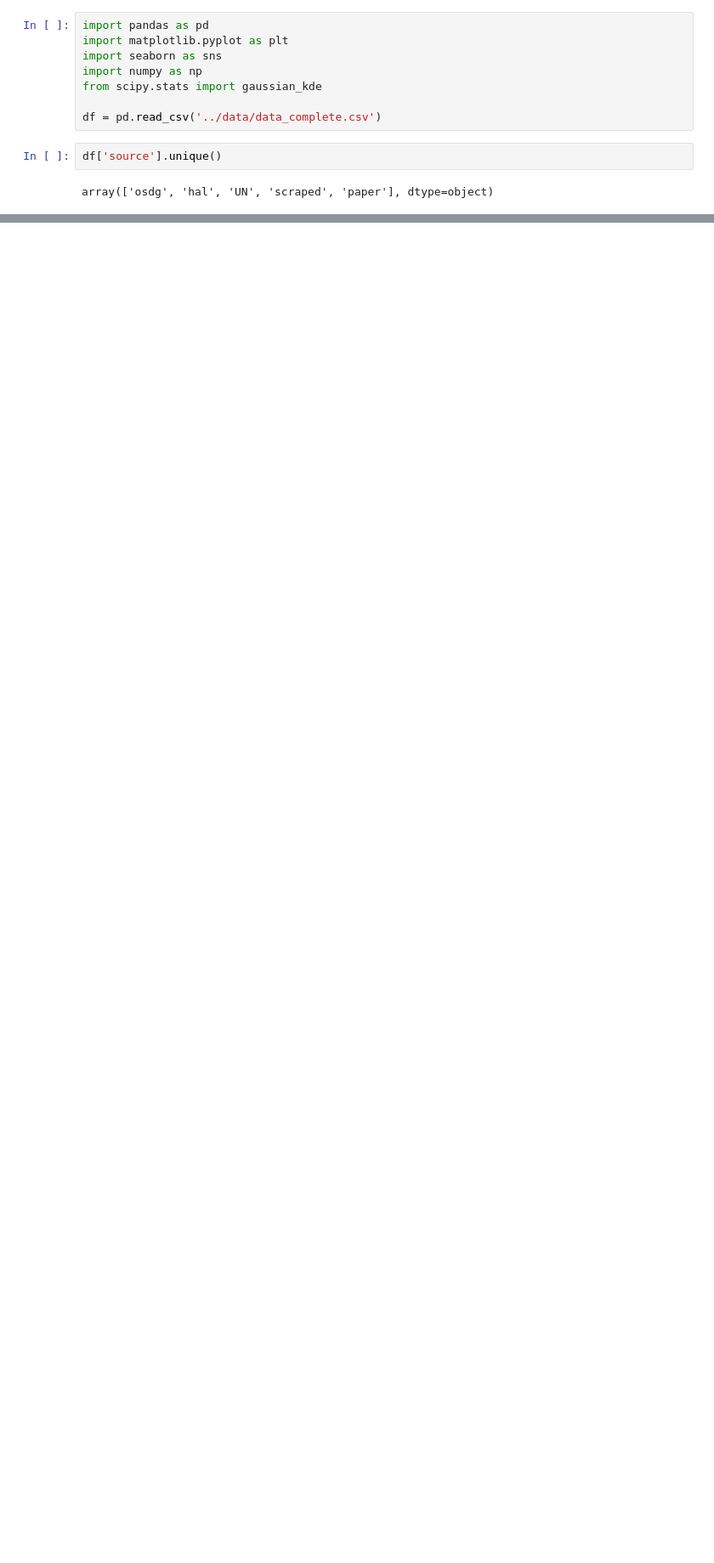
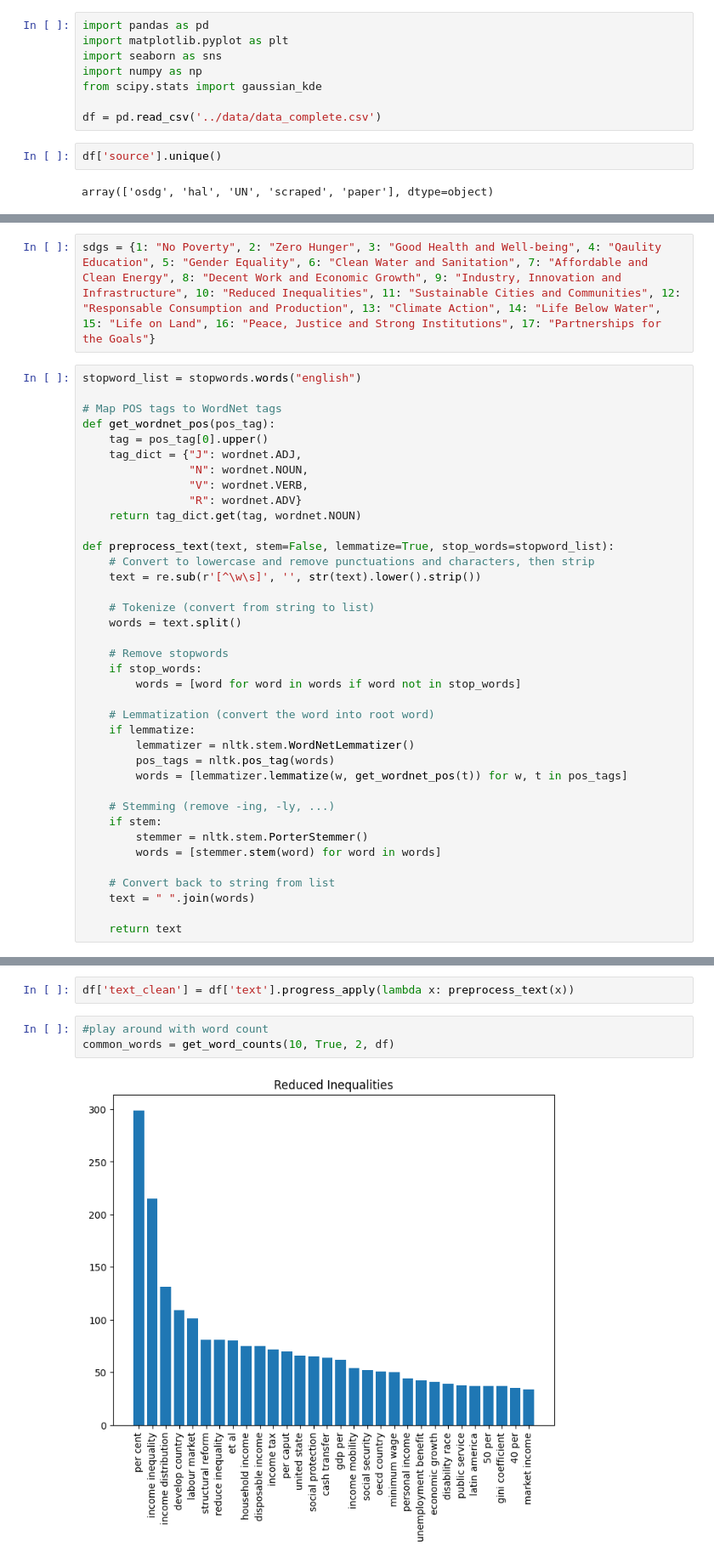
Before and after one commit to ataniz/SDGs-Classification-of-Sustainability-Reports, a Jupyter notebook: notebooks/data_exploration.ipynb, the cells around one changed output, grey strips where cells are left out. Shown at 85% size. Cells and saved outputs as stored; diff of their text form; blank space fills up the shorter version.

```diff
--- a/notebooks/data_exploration.ipynb
+++ b/notebooks/data_exploration.ipynb
@@ -122,0 +150,40 @@ plt.show()
+# %%
+sdgs = {1: "No Poverty", 2: "Zero Hunger", 3: "Good Health and Well-being", 4: "Qaulity Education", 5: "Gender Equality", 6: "Clean Water and Sanitation", 7: "Affordable and Clean Energy", 8: "Decent Work and Economic Growth", 9: "Industry, Innovation and Infrastructure", 10: "Reduced Inequalities", 11: "Sustainable Cities and Communities", 12: "Responsable Consumption and Production", 13: "Climate Action", 14: "Life Below Water", 15: "Life on Land", 16: "Peace, Justice and Strong Institutions", 17: "Partnerships for the Goals"}
+# %%
+stopword_list = stopwords.words("english")
+
+# Map POS tags to WordNet tags
+def get_wordnet_pos(pos_tag):
+    tag = pos_tag[0].upper()
+    tag_dict = {"J": wordnet.ADJ,
+                "N": wordnet.NOUN,
+                "V": wordnet.VERB,
+                "R": wordnet.ADV}
+    return tag_dict.get(tag, wordnet.NOUN)
+
+def preprocess_text(text, stem=False, lemmatize=True, stop_words=stopword_list):
+    # Convert to lowercase and remove punctuations and characters, then strip
+    text = re.sub(r'[^\w\s]', '', str(text).lower().strip())
+
+    # Tokenize (convert from string to list)
+    words = text.split()
+
+    # Remove stopwords
+    if stop_words:
+        words = [word for word in words if word not in stop_words]
+
+    # Lemmatization (convert the word into root word)
+    if lemmatize:
+        lemmatizer = nltk.stem.WordNetLemmatizer()
+        pos_tags = nltk.pos_tag(words)
+        words = [lemmatizer.lemmatize(w, get_wordnet_pos(t)) for w, t in pos_tags]
+
+    # Stemming (remove -ing, -ly, ...)
+    if stem:
+        stemmer = nltk.stem.PorterStemmer()
+        words = [stemmer.stem(word) for word in words]
+
+    # Convert back to string from list
+    text = " ".join(words)
+
+    return text
@@ -122,0 +242,7 @@ plt.show()
+# %%
+df['text_clean'] = df['text'].progress_apply(lambda x: preprocess_text(x))
+# %%
+#play around with word count
+common_words = get_word_counts(10, True, 2, df)
+# %% [output]
+[figure, added]
```
Also changed, not shown: parts of 4 cells of this notebook, 2 other files.
